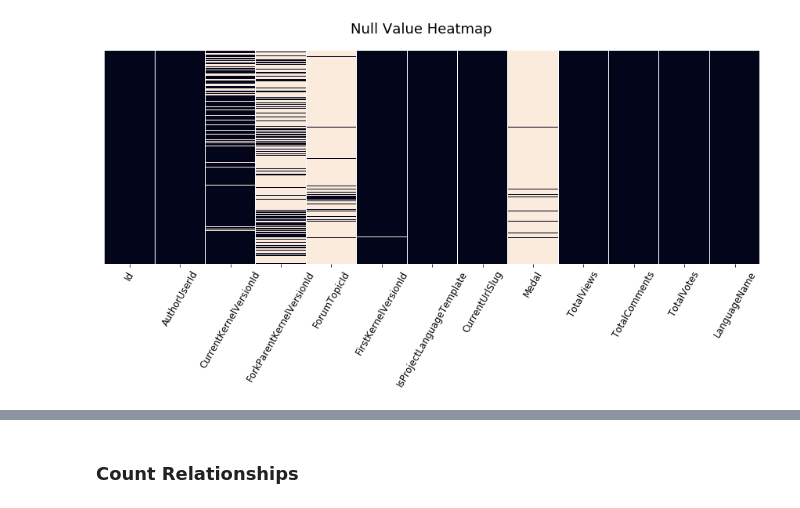
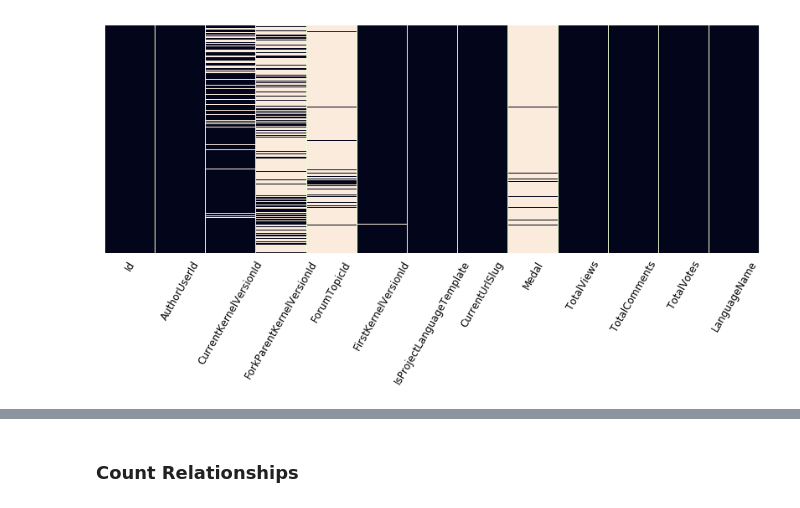
Before and after one commit to aravindpanil/Recommender, a Jupyter notebook: Kernels/Aravind_EDA.ipynb, the cells around one changed output, grey strips where cells are left out. Drawn from its saved outputs; the diff is of its cells as text; code cells hidden in the pictures.

```diff
--- a/Kernels/Aravind_EDA.ipynb
+++ b/Kernels/Aravind_EDA.ipynb
@@ -26,6 +28,9 @@ $( document ).ready(code_toggle);
 <a href="javascript:code_toggle()">Code</a>.''')
 # %% [output]
 [interactive output not drawn]
+# %%
+plt.rcParams['axes.facecolor'] = '#EAffd0'
+plt.rcParams['axes.prop_cycle'] = plt.cycler(color = ['#f38181','#95e1d3','#fce38a'])
 # %% [markdown]
 # EXPLORATORY DATA ANALYSIS
 
@@ -98,9 +116,11 @@ From the above table, we can make certain inferences.
 # %%
-fig1 = plt.figure(figsize = (15,5))
-fig1.suptitle('Null Value Heatmap',fontsize = 18)
-sns.heatmap(kernels.isnull(),cbar = False)
-plt.yticks([])
+fig1 = plt.figure(figsize = (14,5))
+ax = sns.heatmap(kernels.isnull(),cbar = False) #turn off colorbar for heatmap
+plt.yticks([]) #turn off yticks
 plt.xticks(rotation=60,fontsize=12)
+for tic in ax.xaxis.get_major_ticks(): #remove x axis tick dashes
+    tic.tick1On = tic.tick2On = False
+plt.savefig('fig1.png',bbox_inches='tight')
 plt.show()
 # %% [output]
-[figure, old version]
+[figure, new version]
```
Also changed, not shown: parts of 27 cells of this notebook.
